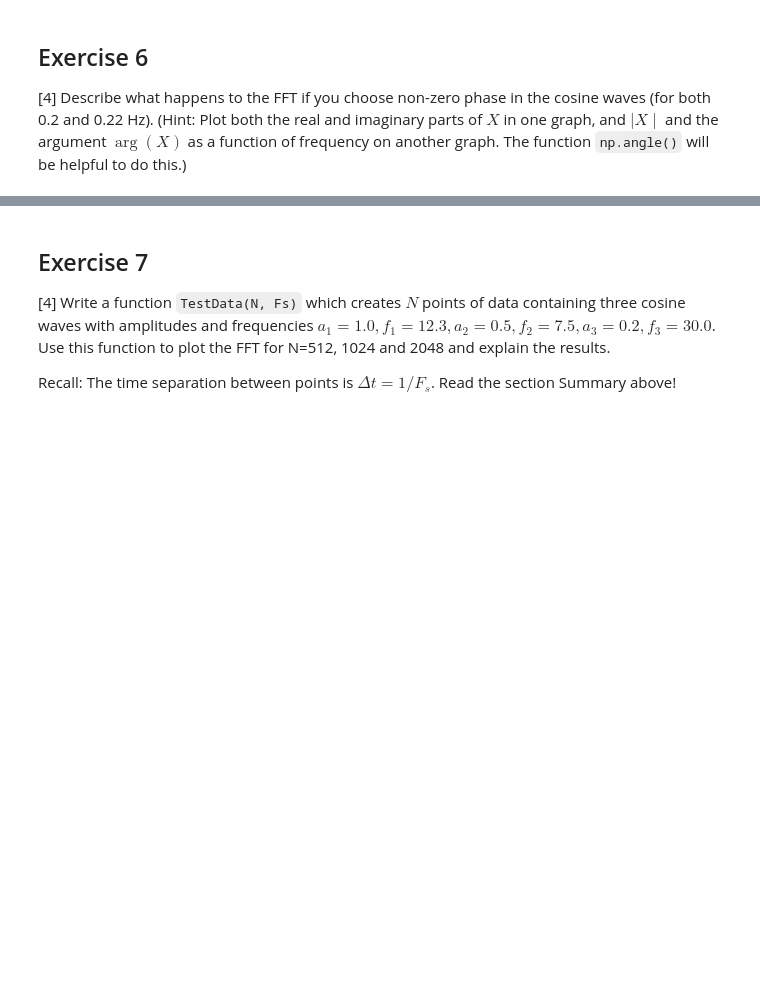
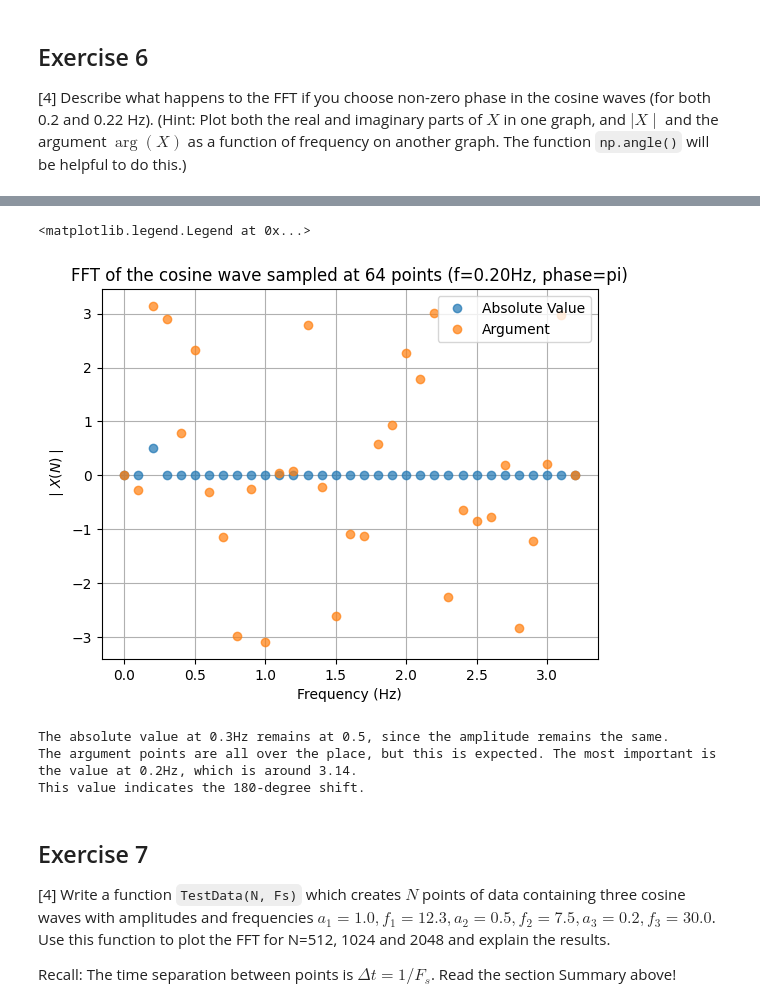
Before and after one commit to PX2145-2025/week-10-b-Morgan-Howard-Reuben, a Jupyter notebook: FFT.ipynb, the cells around one changed output, grey strips where cells are left out. Cells and saved outputs as stored; diff of their text form; code cells hidden in the pictures; blank space fills up the shorter version.

```diff
--- a/FFT.ipynb
+++ b/FFT.ipynb
@@ -516,0 +546,20 @@ The frequency at which the FFT samples an amplitude remains at 0.2Hz, however si
+# %%
+# now plot |X| and argX on the same graph
+plt.plot(frq, np.abs(X), 'o', label='Absolute Value', alpha=0.7)
+plt.plot(frq, np.angle(X), 'o', label='Argument', alpha=0.7)
+plt.title('FFT of the cosine wave sampled at '+str(N)+' points (f=0.20Hz, phase=pi)')
+plt.xlabel('Frequency (Hz)')
+plt.ylabel(r'$\mid X(N)\mid$')
+plt.grid()
+plt.legend(loc='best')
+# %% [output]
+<matplotlib.legend.Legend at 0x...>
+[figure, added]
+# %%
+print('The absolute value at 0.3Hz remains at 0.5, since the amplitude remains the same.')
+print('The argument points are all over the place, but this is expected. The most important is the value at 0.2Hz, which is around 3.14.')
+print('This value indicates the 180-degree shift.')
+# %% [output]
+The absolute value at 0.3Hz remains at 0.5, since the amplitude remains the same.
+The argument points are all over the place, but this is expected. The most important is the value at 0.2Hz, which is around 3.14.
+This value indicates the 180-degree shift.
```
Also changed, not shown: parts of 3 cells of this notebook.
